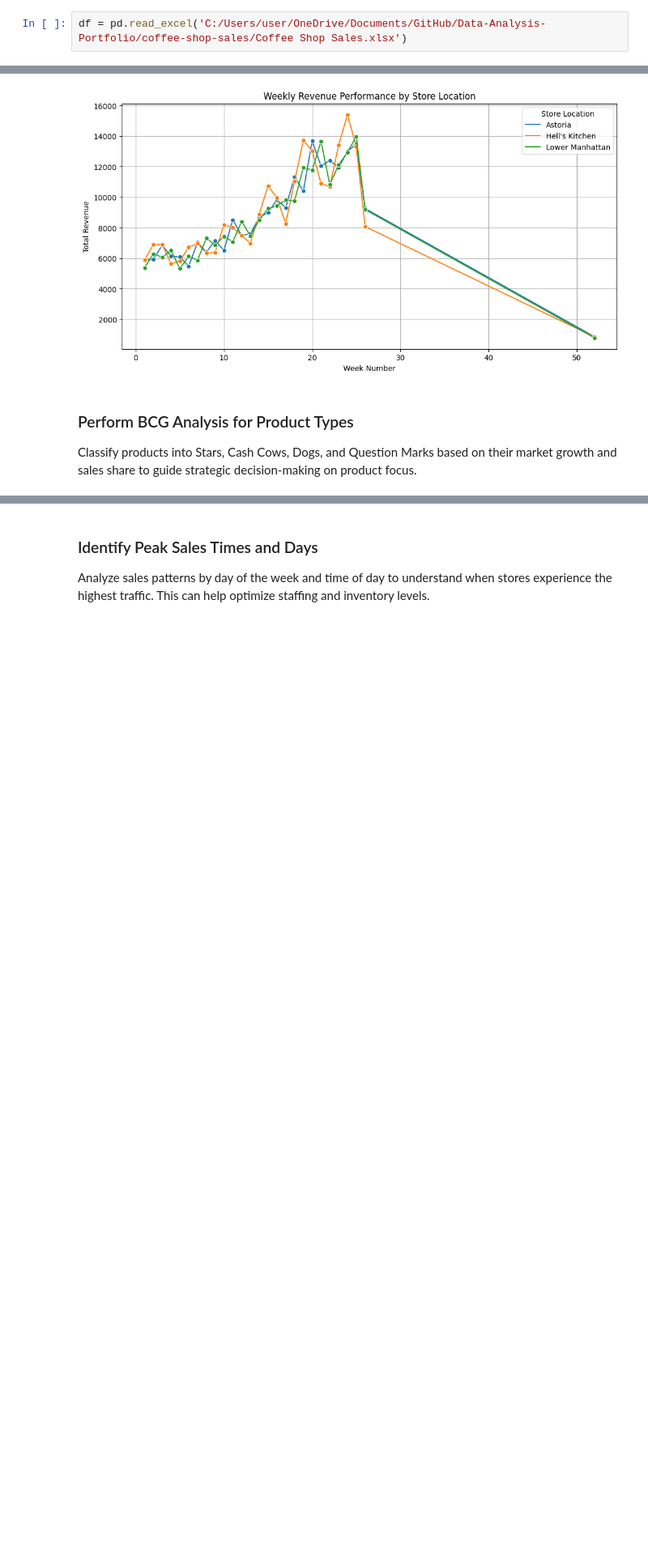
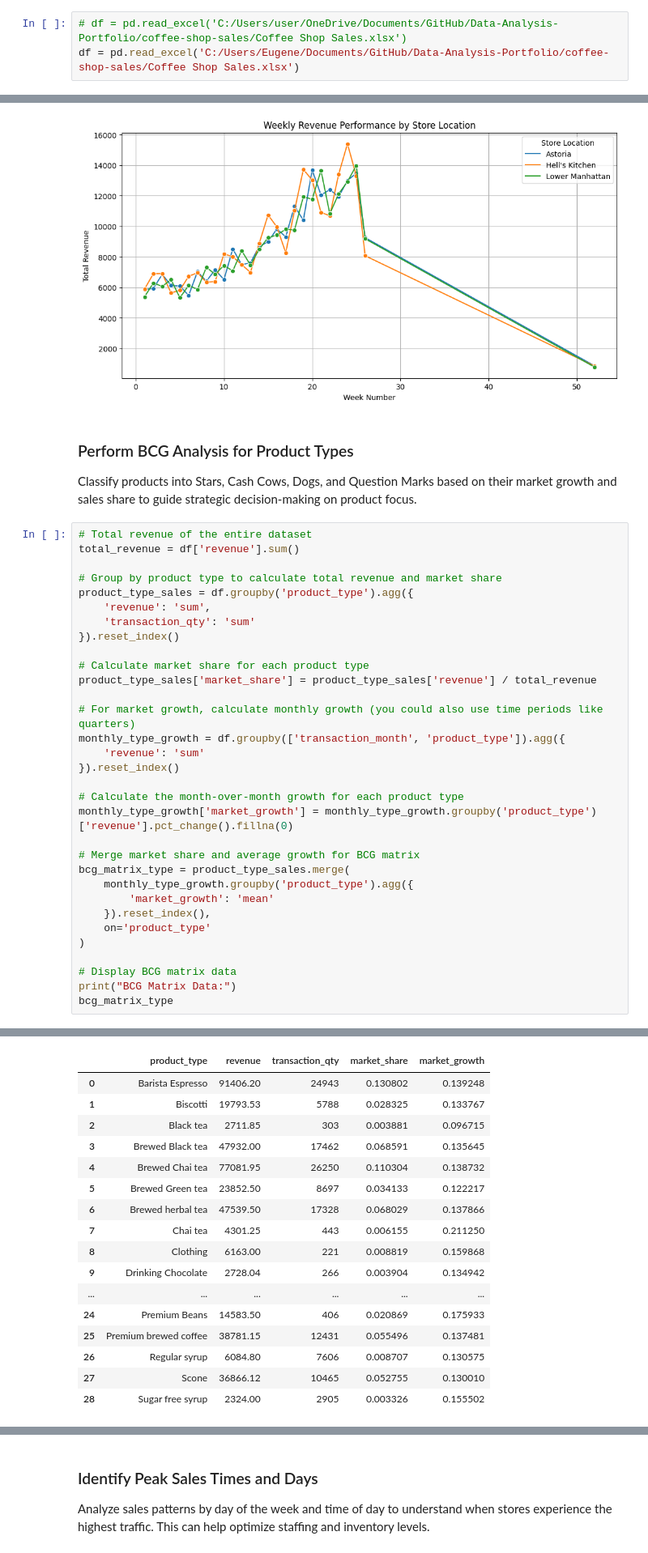
Before and after one commit to JinnOppa/Data-Analysis-Portfolio, a Jupyter notebook: coffee-shop-sales/project2.ipynb, the cells around one changed output, grey strips where cells are left out. Shown at 81% size. Drawn from its saved outputs; the diff is of its cells as text; blank space fills up the shorter version.

```diff
--- a/coffee-shop-sales/project2.ipynb
+++ b/coffee-shop-sales/project2.ipynb
@@ -25,7 +25,8 @@ import matplotlib.pyplot as plt
 import seaborn as sns
 import re
 # %%
-df = pd.read_excel('C:/Users/user/OneDrive/Documents/GitHub/Data-Analysis-Portfolio/coffee-shop-sales/Coffee Shop Sales.xlsx')
+# df = pd.read_excel('C:/Users/user/OneDrive/Documents/GitHub/Data-Analysis-Portfolio/coffee-shop-sales/Coffee Shop Sales.xlsx')
+df = pd.read_excel('C:/Users/Eugene/Documents/GitHub/Data-Analysis-Portfolio/coffee-shop-sales/Coffee Shop Sales.xlsx')
 # %%
 df.sample(10)
 # %% [output]
@@ -493,3 +485,36 @@ plt.show()
 ### Perform BCG Analysis for Product Types
 
 Classify products into Stars, Cash Cows, Dogs, and Question Marks based on their market growth and sales share to guide strategic decision-making on product focus.
+# %%
+# Total revenue of the entire dataset
+total_revenue = df['revenue'].sum()
+
+# Group by product type to calculate total revenue and market share
+product_type_sales = df.groupby('product_type').agg({
+    'revenue': 'sum',
+    'transaction_qty': 'sum'
+}).reset_index()
+
+# Calculate market share for each product type
+product_type_sales['market_share'] = product_type_sales['revenue'] / total_revenue
+
+# For market growth, calculate monthly growth (you could also use time periods like quarters)
+monthly_type_growth = df.groupby(['transaction_month', 'product_type']).agg({
+    'revenue': 'sum'
+}).reset_index()
+
+# Calculate the month-over-month growth for each product type
+monthly_type_growth['market_growth'] = monthly_type_growth.groupby('product_type')['revenue'].pct_change().fillna(0)
+
+# Merge market share and average growth for BCG matrix
+bcg_matrix_type = product_type_sales.merge(
+    monthly_type_growth.groupby('product_type').agg({
+        'market_growth': 'mean'
+    }).reset_index(),
+    on='product_type'
+)
+
+# Display BCG matrix data
+print("BCG Matrix Data:")
+bcg_matrix_type
+# %% [output]
@@ -495,0 +522,17 @@ Classify products into Stars, Cash Cows, Dogs, and Question Marks based on their
+|  | product_type | revenue | transaction_qty | market_share | market_growth |
+| 0 | Barista Espresso | 91406.20 | 24943 | 0.130802 | 0.139248 |
+| 1 | Biscotti | 19793.53 | 5788 | 0.028325 | 0.133767 |
+| 2 | Black tea | 2711.85 | 303 | 0.003881 | 0.096715 |
+| 3 | Brewed Black tea | 47932.00 | 17462 | 0.068591 | 0.135645 |
+| 4 | Brewed Chai tea | 77081.95 | 26250 | 0.110304 | 0.138732 |
+| 5 | Brewed Green tea | 23852.50 | 8697 | 0.034133 | 0.122217 |
+| 6 | Brewed herbal tea | 47539.50 | 17328 | 0.068029 | 0.137866 |
+| 7 | Chai tea | 4301.25 | 443 | 0.006155 | 0.211250 |
+| 8 | Clothing | 6163.00 | 221 | 0.008819 | 0.159868 |
+| 9 | Drinking Chocolate | 2728.04 | 266 | 0.003904 | 0.134942 |
+| ... | ... | ... | ... | ... | ... |
+| 24 | Premium Beans | 14583.50 | 406 | 0.020869 | 0.175933 |
+| 25 | Premium brewed coffee | 38781.15 | 12431 | 0.055496 | 0.137481 |
+| 26 | Regular syrup | 6084.80 | 7606 | 0.008707 | 0.130575 |
+| 27 | Scone | 36866.12 | 10465 | 0.052755 | 0.130010 |
+| 28 | Sugar free syrup | 2324.00 | 2905 | 0.003326 | 0.155502 |
```
Also changed, not shown: parts of 15 cells of this notebook.
